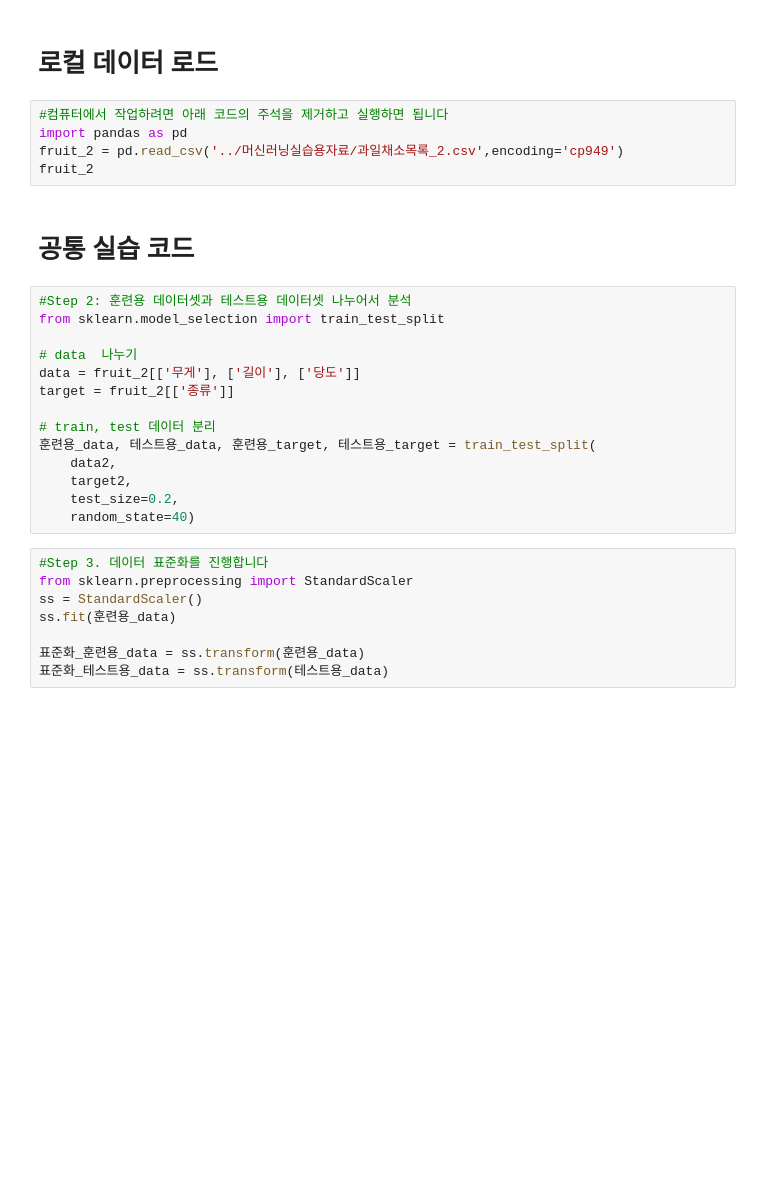
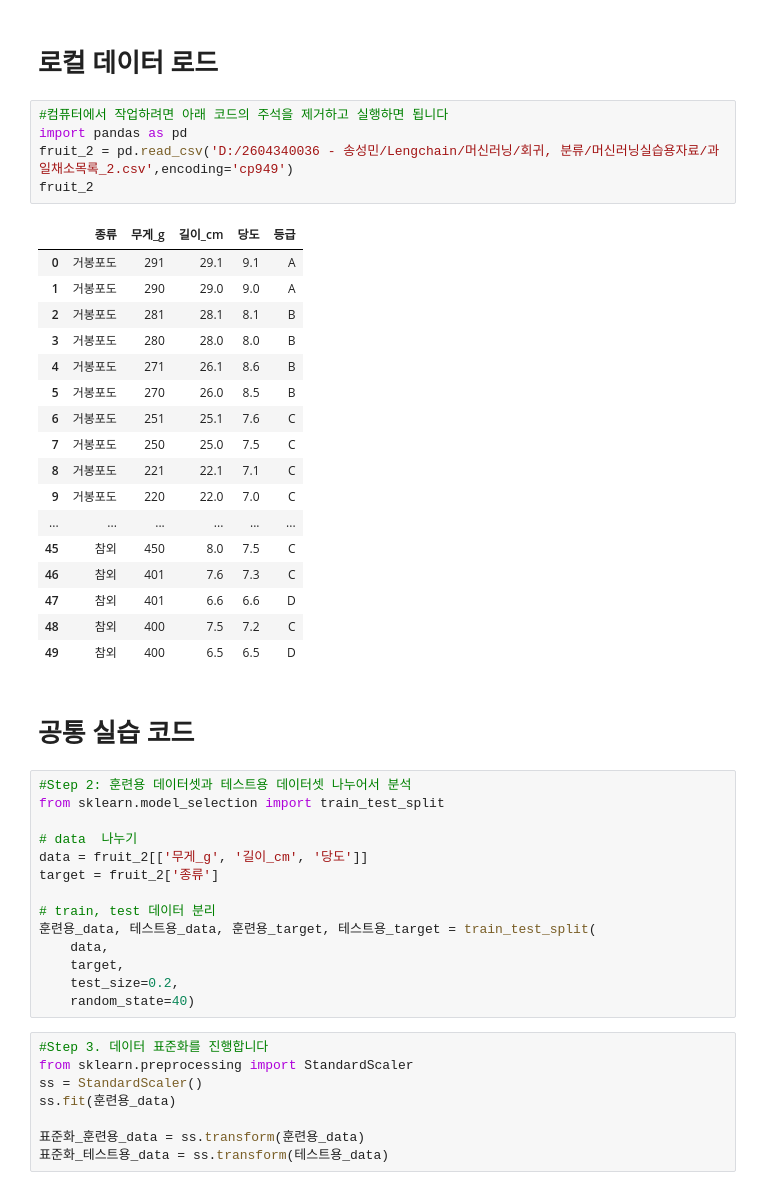
Before and after one commit to sungmin6610/Study_Practice, a Jupyter notebook: 머신러닝_내용정리/회귀, 분류/5. 로지스틱회귀분석_공유용.ipynb, the cells around one changed output. Saved outputs shown, nothing was run; the diff lists cells and outputs as text; blank space fills up the shorter version.

```diff
--- a/머신러닝_내용정리/회귀, 분류/5. 로지스틱회귀분석_공유용.ipynb
+++ b/머신러닝_내용정리/회귀, 분류/5. 로지스틱회귀분석_공유용.ipynb
@@ -98,8 +98,26 @@ fruit_2
 # %%
 #컴퓨터에서 작업하려면 아래 코드의 주석을 제거하고 실행하면 됩니다
 import pandas as pd
-fruit_2 = pd.read_csv('../머신러닝실습용자료/과일채소목록_2.csv',encoding='cp949')
+fruit_2 = pd.read_csv('D:/2604340036 - 송성민/Lengchain/머신러닝/회귀, 분류/머신러닝실습용자료/과일채소목록_2.csv',encoding='cp949')
 fruit_2
+# %% [output]
+|  | 종류 | 무게_g | 길이_cm | 당도 | 등급 |
+| 0 | 거봉포도 | 291 | 29.1 | 9.1 | A |
+| 1 | 거봉포도 | 290 | 29.0 | 9.0 | A |
+| 2 | 거봉포도 | 281 | 28.1 | 8.1 | B |
+| 3 | 거봉포도 | 280 | 28.0 | 8.0 | B |
+| 4 | 거봉포도 | 271 | 26.1 | 8.6 | B |
+| 5 | 거봉포도 | 270 | 26.0 | 8.5 | B |
+| 6 | 거봉포도 | 251 | 25.1 | 7.6 | C |
+| 7 | 거봉포도 | 250 | 25.0 | 7.5 | C |
+| 8 | 거봉포도 | 221 | 22.1 | 7.1 | C |
+| 9 | 거봉포도 | 220 | 22.0 | 7.0 | C |
+| ... | ... | ... | ... | ... | ... |
+| 45 | 참외 | 450 | 8.0 | 7.5 | C |
+| 46 | 참외 | 401 | 7.6 | 7.3 | C |
+| 47 | 참외 | 401 | 6.6 | 6.6 | D |
+| 48 | 참외 | 400 | 7.5 | 7.2 | C |
+| 49 | 참외 | 400 | 6.5 | 6.5 | D |
 # %% [markdown]
 # 공통 실습 코드
 # %%
@@ -107,13 +125,13 @@ fruit_2
 from sklearn.model_selection import train_test_split
 
 # data  나누기
-data = fruit_2[['무게'], ['길이'], ['당도']]
-target = fruit_2[['종류']]
+data = fruit_2[['무게_g', '길이_cm', '당도']]
+target = fruit_2['종류']
 
 # train, test 데이터 분리
 훈련용_data, 테스트용_data, 훈련용_target, 테스트용_target = train_test_split(
-    data2,
-    target2,
+    data,
+    target,
     test_size=0.2,
     random_state=40)
 # %%
```
Also changed, not shown: parts of 1 cell of this notebook, 2 other files.
